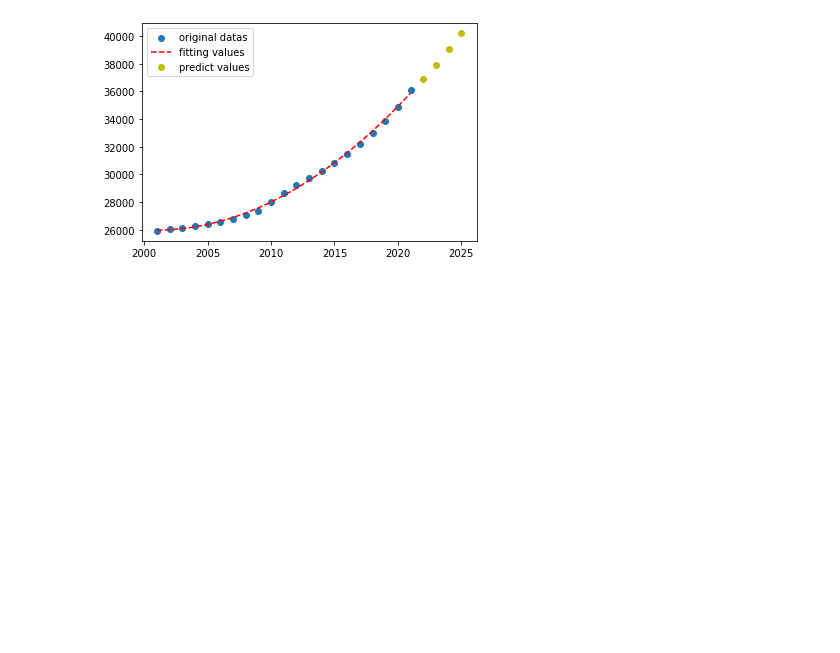
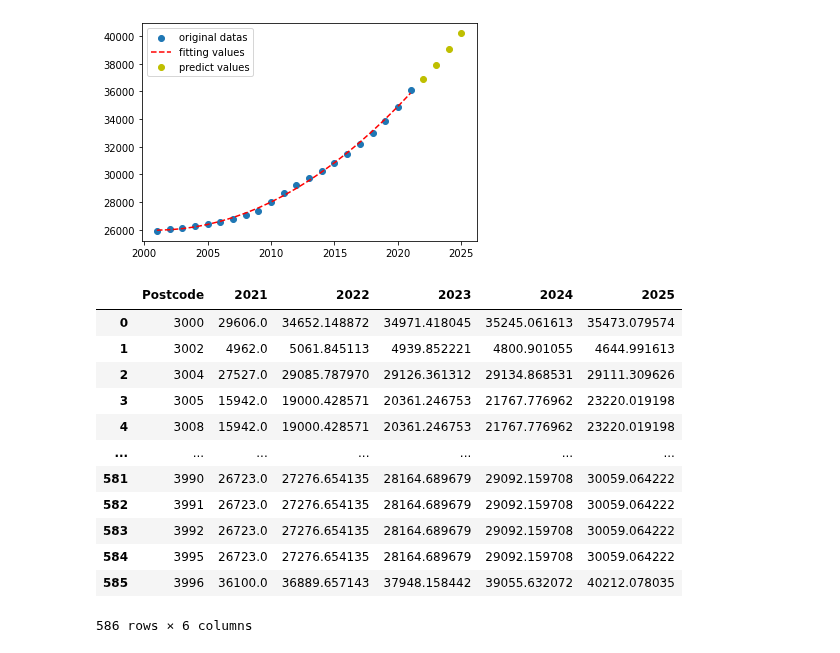
Before and after one commit to MAST30034-Applied-Data-Science/generic-real-estate-consulting-project-group50, a Jupyter notebook: draft works/predict_population.ipynb, the cells around one changed output. Saved outputs shown, nothing was run; the diff lists cells and outputs as text; code cells hidden in the pictures; blank space fills up the shorter version.

```diff
--- a/draft works/predict_population.ipynb
+++ b/draft works/predict_population.ipynb
@@ -99,12 +99,28 @@ plt.legend()
 # %%
 predicted_population = pd.read_csv('../data/raw/predict_population')
 
 predicted_population = predicted_population.drop(columns='Unnamed: 0')
 
 predicted_population = pd.concat([population, predicted_population], axis=1)
 
 predicted_population = predicted_population[['Postcode', '2021', '0', '1', '2', '3']]
 
 predicted_population = predicted_population.rename(columns={'0' : '2022', '1' : '2023', '2' : '2024', '3' : '2025'})
 
 predicted_population.to_csv('../data/curated/predicted_population.csv')
+
+predicted_population
+# %% [output]
+|  | Postcode | 2021 | 2022 | 2023 | 2024 | 2025 |
+| 0 | 3000 | 29606.0 | 34652.148872 | 34971.418045 | 35245.061613 | 35473.079574 |
+| 1 | 3002 | 4962.0 | 5061.845113 | 4939.852221 | 4800.901055 | 4644.991613 |
+| 2 | 3004 | 27527.0 | 29085.787970 | 29126.361312 | 29134.868531 | 29111.309626 |
+| 3 | 3005 | 15942.0 | 19000.428571 | 20361.246753 | 21767.776962 | 23220.019198 |
+| 4 | 3008 | 15942.0 | 19000.428571 | 20361.246753 | 21767.776962 | 23220.019198 |
+| ... | ... | ... | ... | ... | ... | ... |
+| 581 | 3990 | 26723.0 | 27276.654135 | 28164.689679 | 29092.159708 | 30059.064222 |
+| 582 | 3991 | 26723.0 | 27276.654135 | 28164.689679 | 29092.159708 | 30059.064222 |
+| 583 | 3992 | 26723.0 | 27276.654135 | 28164.689679 | 29092.159708 | 30059.064222 |
+| 584 | 3995 | 26723.0 | 27276.654135 | 28164.689679 | 29092.159708 | 30059.064222 |
+| 585 | 3996 | 36100.0 | 36889.657143 | 37948.158442 | 39055.632072 | 40212.078035 |
+586 rows × 6 columns
```
